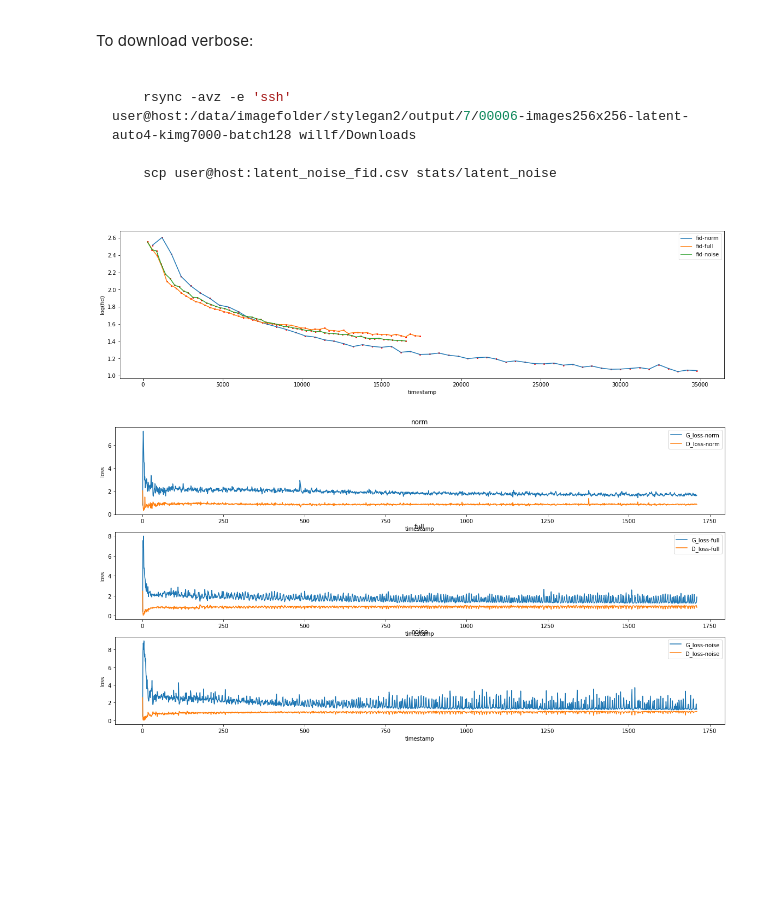
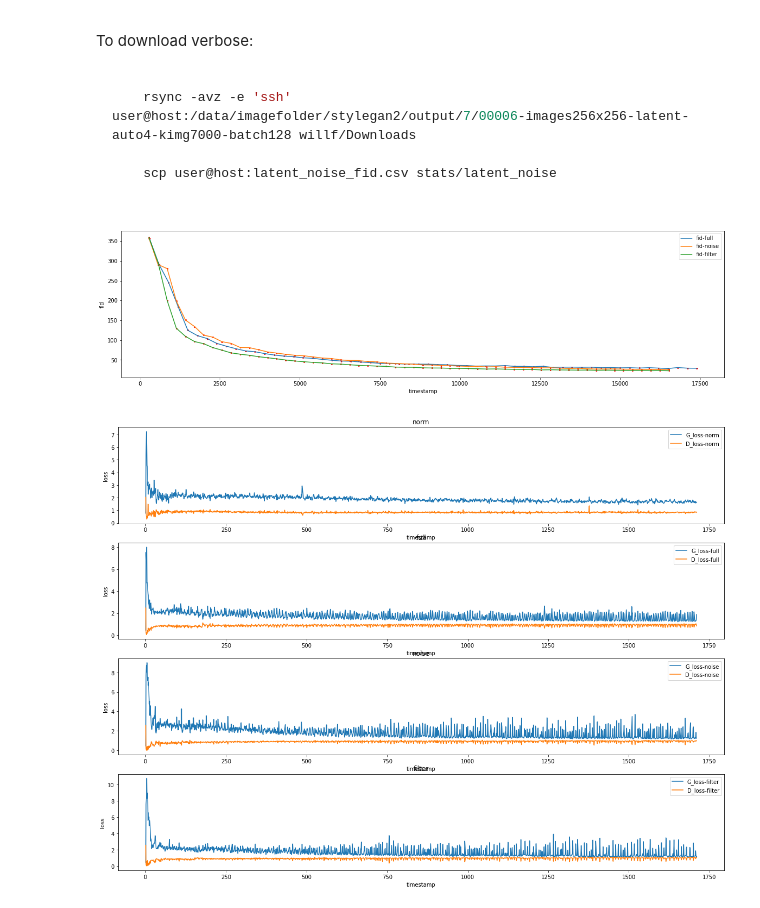
Before and after one commit to bill2bill/latent-stylegan2-ada-pytorch, a Jupyter notebook: example/eval.ipynb, the cells around one changed output. Saved outputs shown, nothing was run; the diff lists cells and outputs as text; code cells hidden in the pictures; blank space fills up the shorter version.

```diff
--- a/example/eval.ipynb
+++ b/example/eval.ipynb
@@ -44,6 +44,7 @@ def stats(dir, name, snap, tick_sec):
 
     return (df_fid, df_loss)
 # %%
+filter_fid, filter_loss = stats('data/stats/', 'latent_filter', 30, 9.5)
 noise_fid, noise_loss = stats('data/stats/', 'latent_noise', 30, 9.5)
 full_fid, full_loss = stats('data/stats/', 'latent_full', 30, 10)
 norm_fid, norm_loss = stats('data/stats/', 'normal', 30, 20)
@@ -76,11 +77,11 @@ def plot(data, labels, cols, legend = False, markers = False, split = False, fig
         plt.legend()
     plt.show()
 # %%
-plot([norm_fid, full_fid, noise_fid], ['norm', 'full', 'noise'], ['fid'], markers = True, ylabel = 'fid', log = True)
+plot([full_fid, noise_fid, filter_fid], ['full', 'noise', 'filter'], ['fid'], markers = True, ylabel = 'fid', log = False)
 # %% [output]
-[figure, old version]
+[figure, new version]
 # %%
-plot([norm_loss, full_loss, noise_loss], ['norm', 'full', 'noise'], ['G_loss', 'D_loss'], split = True, figsize = (20, 10), ylabel = 'loss')
+plot([norm_loss, full_loss, noise_loss, filter_loss], ['norm', 'full', 'noise', 'filter'], ['G_loss', 'D_loss'], split = True, figsize = (20, 15), ylabel = 'loss')
 # %% [output]
-[figure, old version]
+[figure, new version]
 # %%
```
Also changed, not shown: parts of 1 cell of this notebook, 5 other files.
